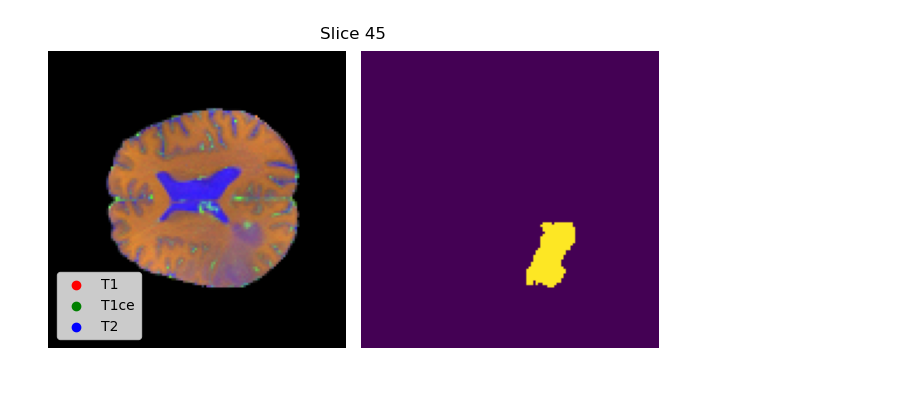
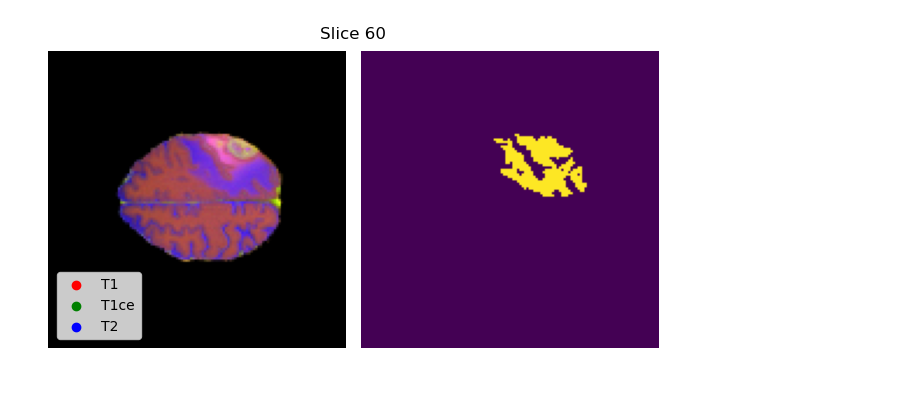
Before and after one commit to JustJayIGuess/unet-multimodal-ssl, a Jupyter notebook: nii-preprocess.ipynb, the cells around one changed output. Cells and saved outputs as stored; diff of their text form; code cells hidden in the pictures.

```diff
--- a/nii-preprocess.ipynb
+++ b/nii-preprocess.ipynb
@@ -92,6 +94,6 @@ def plot_slice(inputs, seg, slice_index):
     fig.tight_layout()
     fig.suptitle(f"Slice {slice_index}", y=0.86)
 # %%
-plot_test(10, 45)
+plot_test(15, 60)
 # %% [output]
-[figure, old version]
+[figure, new version]
```
Also changed, not shown: parts of 1 cell of this notebook, 4 other files.
